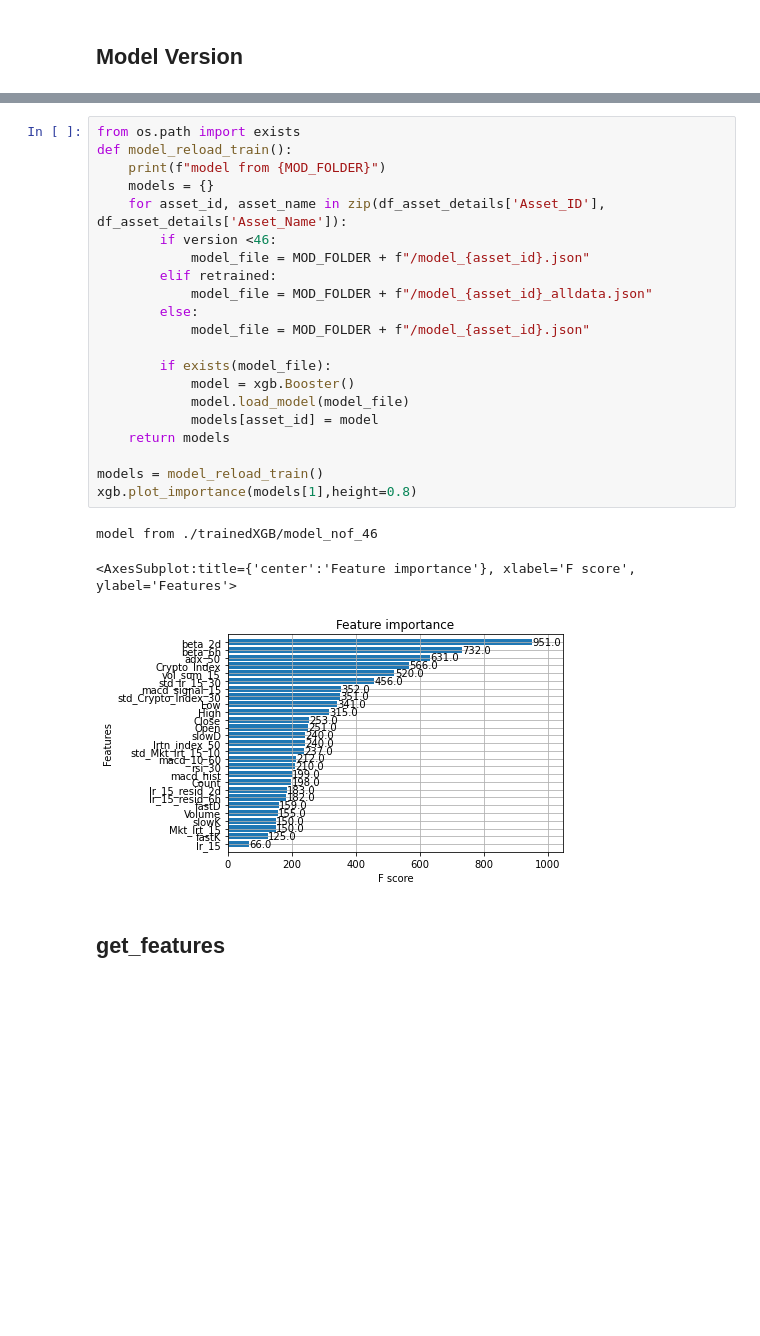
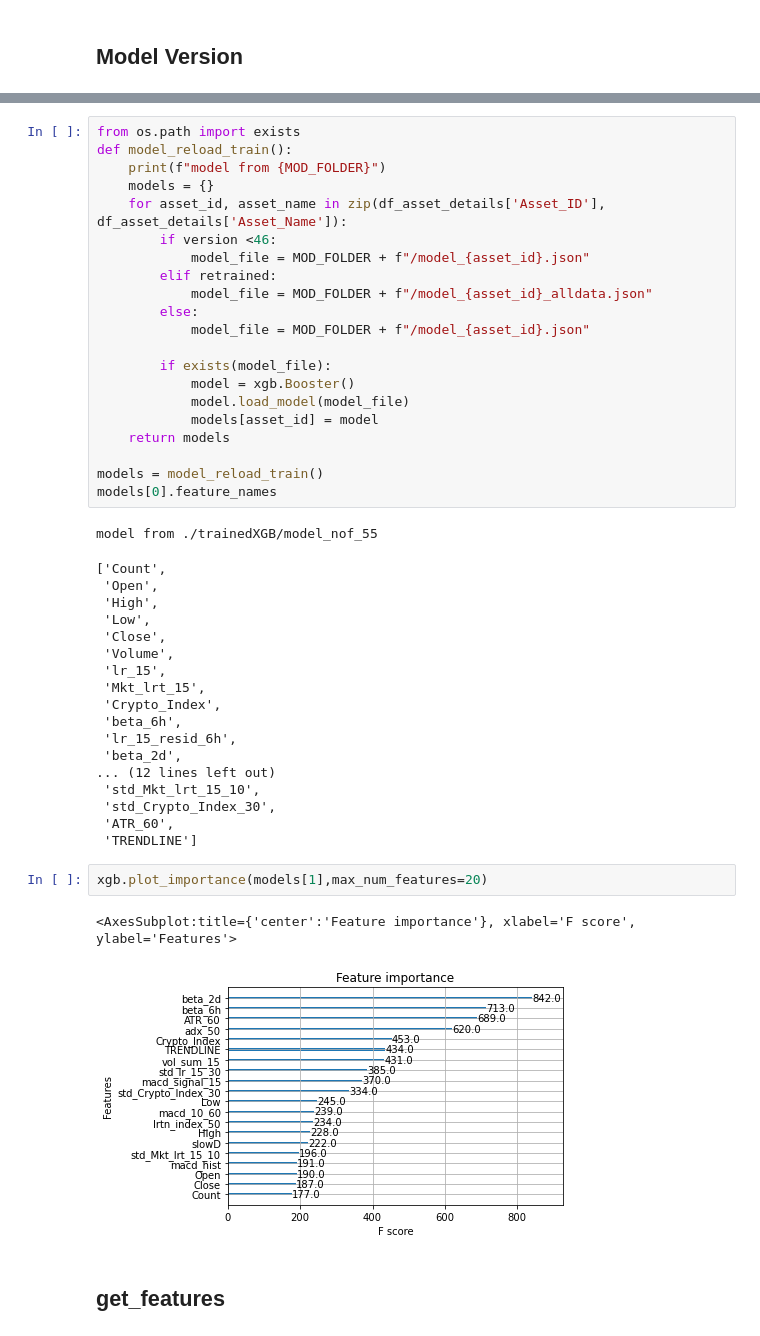
Before and after one commit to 123mitnik/Crypto_Forecasting_kaggle, a Jupyter notebook: crypto-xgb-api.ipynb, the cells around one changed output, grey strips where cells are left out. Saved outputs shown, nothing was run; the diff lists cells and outputs as text; blank space fills up the shorter version.

```diff
--- a/crypto-xgb-api.ipynb
+++ b/crypto-xgb-api.ipynb
@@ -53,11 +53,31 @@ def model_reload_train():
     return models
 
 models = model_reload_train()
-xgb.plot_importance(models[1],height=0.8)
+models[0].feature_names
 # %% [output]
-model from ./trainedXGB/model_nof_46
+model from ./trainedXGB/model_nof_55
-<AxesSubplot:title={'center':'Feature importance'}, xlabel='F score', ylabel='Features'>
+['Count',
+ 'Open',
+ 'High',
+ 'Low',
+ 'Close',
+ 'Volume',
+ 'lr_15',
+ 'Mkt_lrt_15',
+ 'Crypto_Index',
+ 'beta_6h',
+ 'lr_15_resid_6h',
+ 'beta_2d',
+... (12 lines left out)
+ 'std_Mkt_lrt_15_10',
+ 'std_Crypto_Index_30',
+ 'ATR_60',
+ 'TRENDLINE']
-[figure, removed]
+# %%
+xgb.plot_importance(models[1],max_num_features=20)
+# %% [output]
+<AxesSubplot:title={'center':'Feature importance'}, xlabel='F score', ylabel='Features'>
+[figure, added]
 # %% [markdown]
 ## get_features
 # %%
```
Also changed, not shown: parts of 12 cells of this notebook, 2 other files.
